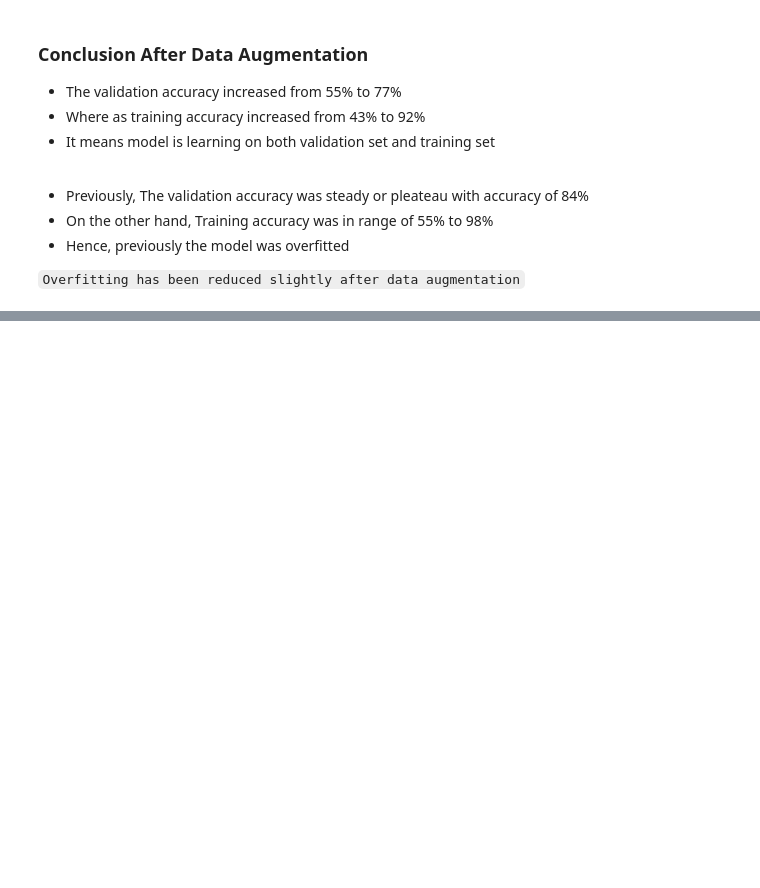
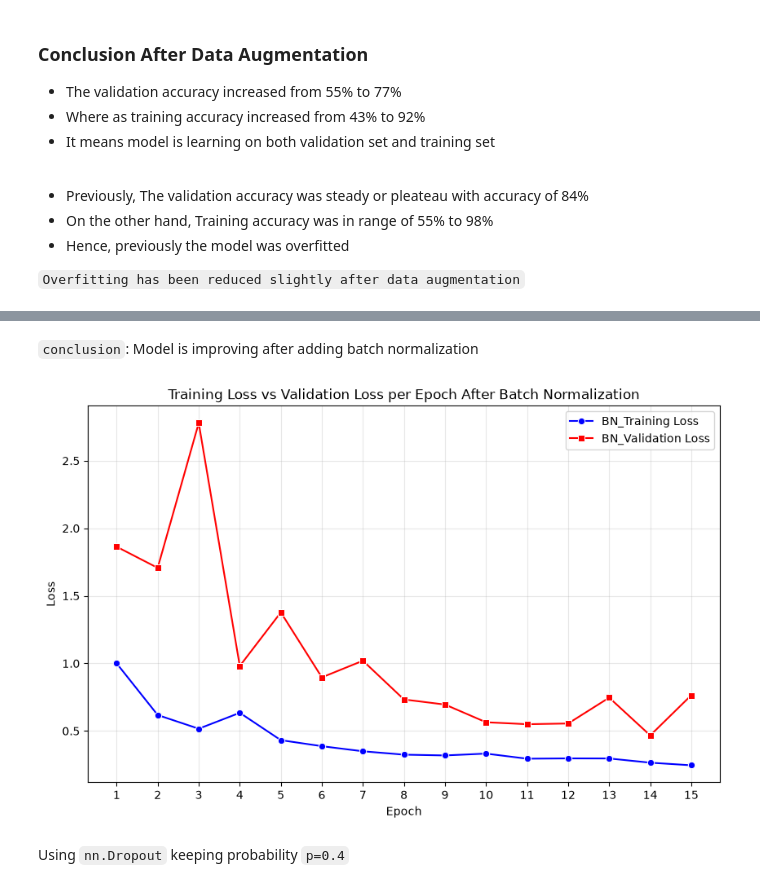
Before and after one commit to CodexAarogya/Fusemachines-Assignments, a Jupyter notebook: NeuralNetwork/NEU_Surface_Detect.ipynb, the cells around one changed output, grey strips where cells are left out. Cells and saved outputs as stored; diff of their text form; code cells hidden in the pictures; blank space fills up the shorter version.

```diff
--- a/NeuralNetwork/NEU_Surface_Detect.ipynb
+++ b/NeuralNetwork/NEU_Surface_Detect.ipynb
@@ -609,0 +715,3 @@ Epoch 15 | Train Loss: 0.2241 | Val Loss: 0.5228 | Train Acc: 0.9201 |Val Acc: 0
+# %%
+BN_model = CNN_classifier().to(device=device)
+BN_optimizer = Adam(BN_model.parameters(), lr=0.001)
@@ -609,0 +815,21 @@ Epoch 15 | Train Loss: 0.2241 | Val Loss: 0.5228 | Train Acc: 0.9201 |Val Acc: 0
+# %% [markdown]
+`conclusion`: Model is improving after adding batch normalization
+# %%
+# Training loss vs Validation loss per epoch after data augmentation with batch normalization
+epochs_axis = list(range(1, EPOCHES + 1))
+
+plt.figure(figsize=(10, 6))
+sns.lineplot(x=epochs_axis, y=BN_TRAIN_LOSS, marker="o", label="BN_Training Loss", c="b")
+sns.lineplot(x=epochs_axis, y=BN_VAL_LOSS, marker="s", label="BN_Validation Loss", c="r")
+
+plt.title("Training Loss vs Validation Loss per Epoch After Batch Normalization")
+plt.xlabel("Epoch")
+plt.ylabel("Loss")
+plt.xticks(epochs_axis)
+plt.legend()
+plt.grid(True, alpha=0.3)
+plt.show()
+# %% [output]
+[figure, added]
+# %% [markdown]
+Using `nn.Dropout` keeping probability `p=0.4`
```
Also changed, not shown: parts of 23 cells of this notebook.
